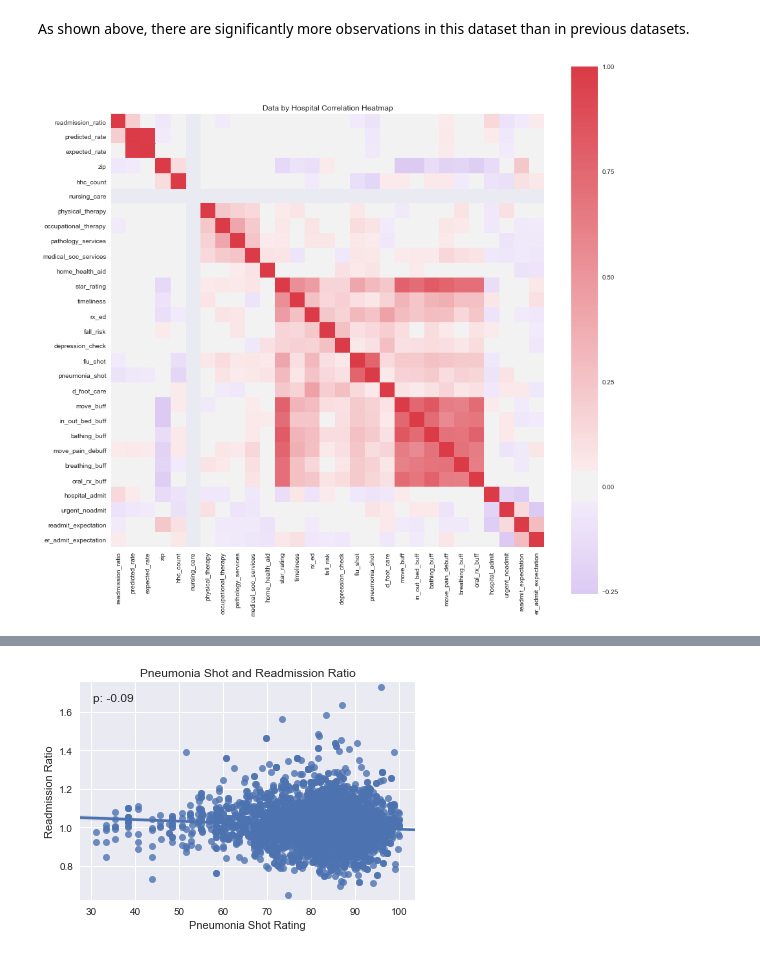
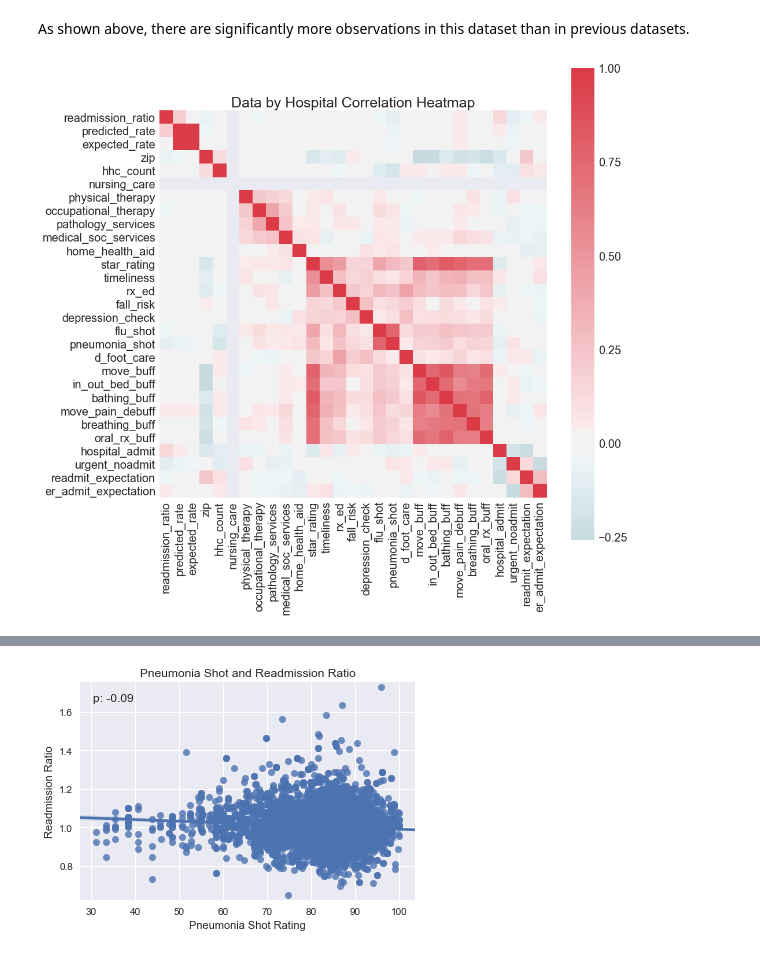
Before and after one commit to jsking751/Capstone_1, a Jupyter notebook: EDA and Analysis/EDA_Part_3.ipynb, the cells around one changed output, grey strips where cells are left out. Saved outputs shown, nothing was run; the diff lists cells and outputs as text; code cells hidden in the pictures.

```diff
--- a/EDA and Analysis/EDA_Part_3.ipynb
+++ b/EDA and Analysis/EDA_Part_3.ipynb
@@ -11,6 +11,9 @@ import seaborn as sns
 
 # Making My Plots Pretty
 sns.set()
+
+# Saving Default Plot Settings
+inline_rc = dict(plt.rcParams)
 # %%
 # Importing DataFrame for EDA
 df = pd.read_csv('final_by_hospital.csv', index_col = 0)
@@ -36,12 +39,16 @@ memory usage: 1.4+ MB
 # %% [markdown]
 As shown above, there are significantly more observations in this dataset than in previous datasets.
 # %%
+# Create Dictionary for Heatmap Font Sizes
+heatmap = {'xtick.labelsize':20, 'ytick.labelsize':20,'axes.titlesize':25, 'axes.labelsize':25}
+
 # Create Correlation Matrix to See Noteable Correlaitons
 f, ax = plt.subplots(figsize=(15, 15))
 corr = df.corr()
-sns.heatmap(corr, mask=np.zeros_like(corr, dtype=np.bool), cmap=sns.diverging_palette(999, 10, as_cmap=True),
+sns.heatmap(corr, mask=np.zeros_like(corr, dtype=np.bool), cmap=sns.diverging_palette(220, 10, as_cmap=True),
             center=0,square=True, ax=ax)
 plt.title('Data by Hospital Correlation Heatmap')
+_ = plt.rcParams.update(heatmap)
 plt.show()
 # %% [output]
-[figure, old version]
+[figure, new version]
```
Also changed, not shown: parts of 2 cells of this notebook.
